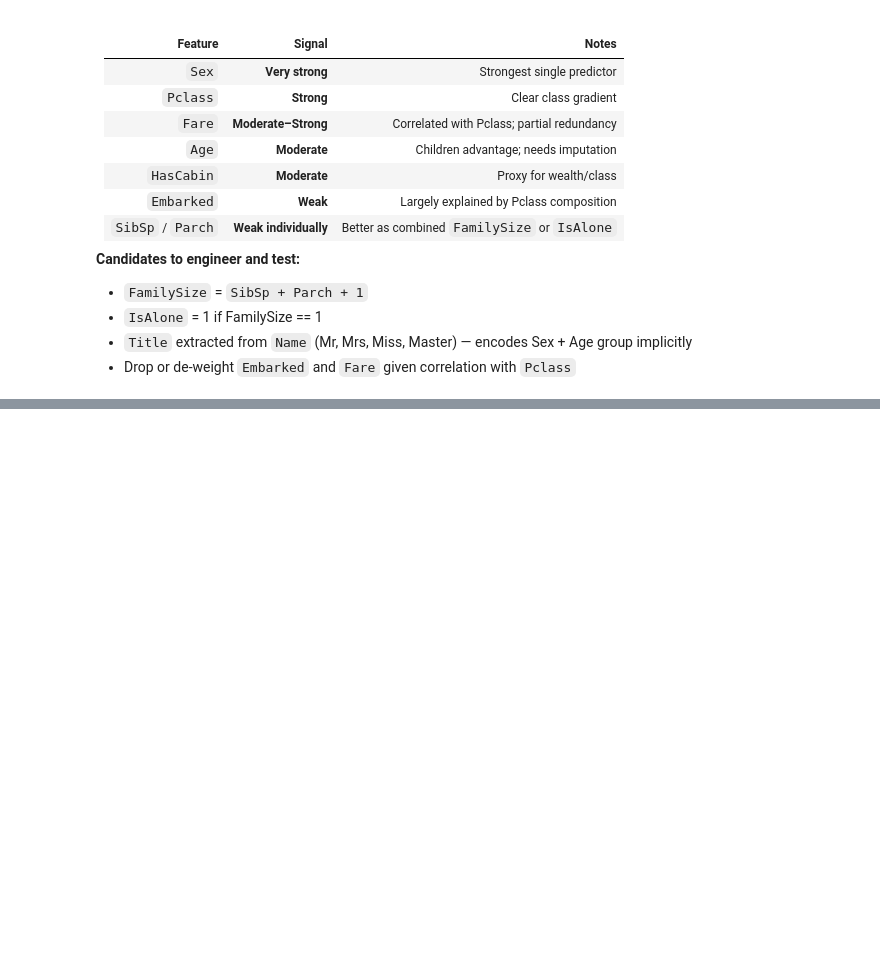
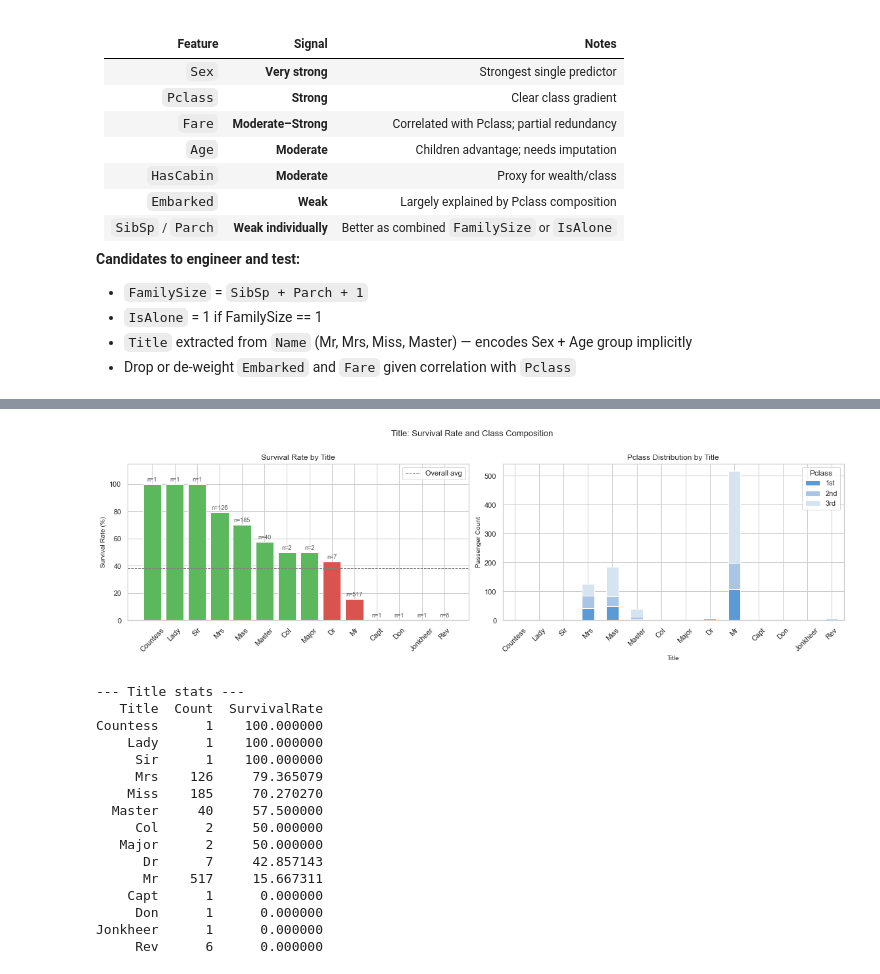
Before and after one commit to NikosNikolaidis02/Titanic-Survivor-Prediction, a Jupyter notebook: EDA-Analysis.ipynb, the cells around one changed output, grey strips where cells are left out. Drawn from its saved outputs; the diff is of its cells as text; code cells hidden in the pictures; blank space fills up the shorter version.

Commit message:
Analysis based on the survival depending the Title Name

```diff
--- a/EDA-Analysis.ipynb
+++ b/EDA-Analysis.ipynb
@@ -404,0 +413,69 @@ plt.show()
+# %%
+df = train.copy()
+df["Title"] = df["Name"].str.extract(r" ([A-Za-z]+)\.", expand=False)
+df["Title"] = df["Title"].replace({"Mlle": "Miss", "Ms": "Miss", "Mme": "Mrs"})
+
+title_stats = (
+    df.groupby("Title")
+    .agg(Count=("Survived", "count"), SurvivalRate=("Survived", "mean"))
+    .reset_index()
+)
+title_stats["SurvivalRate"] *= 100
+title_stats = title_stats.sort_values("SurvivalRate", ascending=False)
+
+fig, axes = plt.subplots(1, 2, figsize=(16, 5))
+
+# --- Left: Survival rate per title, annotated with sample size ---
+colors = ["#5cb85c" if r >= 50 else "#d9534f" for r in title_stats["SurvivalRate"]]
+bars = axes[0].bar(title_stats["Title"], title_stats["SurvivalRate"], color=colors)
+axes[0].set_title("Survival Rate by Title")
+axes[0].set_ylabel("Survival Rate (%)")
+axes[0].set_ylim(0, 115)
+axes[0].tick_params(axis="x", rotation=45)
+axes[0].axhline(y=train["Survived"].mean() * 100, color="gray", linestyle="--", linewidth=1, label="Overall avg")
+axes[0].legend()
+for bar, count in zip(bars, title_stats["Count"]):
+    axes[0].text(
+        bar.get_x() + bar.get_width() / 2, bar.get_height() + 2,
+        f"n={count}", ha="center", fontsize=9, color="#555555"
+    )
+
+# --- Right: Pclass distribution per title (does the title correlate with class?) ---
+pclass_by_title = (
+    df.groupby(["Title", "Pclass"])
+    .size()
+    .unstack(fill_value=0)
+    .reindex(title_stats["Title"])
+)
+pclass_by_title.plot(
+    kind="bar", ax=axes[1], stacked=True,
+    color=["#5b9bd5", "#a9c4e5", "#d6e4f0"], rot=45
+)
+axes[1].set_title("Pclass Distribution by Title")
+axes[1].set_ylabel("Passenger Count")
+axes[1].legend(title="Pclass", labels=["1st", "2nd", "3rd"])
+
+plt.suptitle("Title: Survival Rate and Class Composition", fontsize=13, y=1.01)
+plt.tight_layout()
+plt.show()
+
+print("\n--- Title stats ---")
+print(title_stats.to_string(index=False))
+# %% [output]
+[figure, added]
+--- Title stats ---
+   Title  Count  SurvivalRate
+Countess      1    100.000000
+    Lady      1    100.000000
+     Sir      1    100.000000
+     Mrs    126     79.365079
+    Miss    185     70.270270
+  Master     40     57.500000
+     Col      2     50.000000
+   Major      2     50.000000
+      Dr      7     42.857143
+      Mr    517     15.667311
+    Capt      1      0.000000
+     Don      1      0.000000
+Jonkheer      1      0.000000
+     Rev      6      0.000000
```
Also changed, not shown: parts of 2 cells of this notebook, 2 other files.
